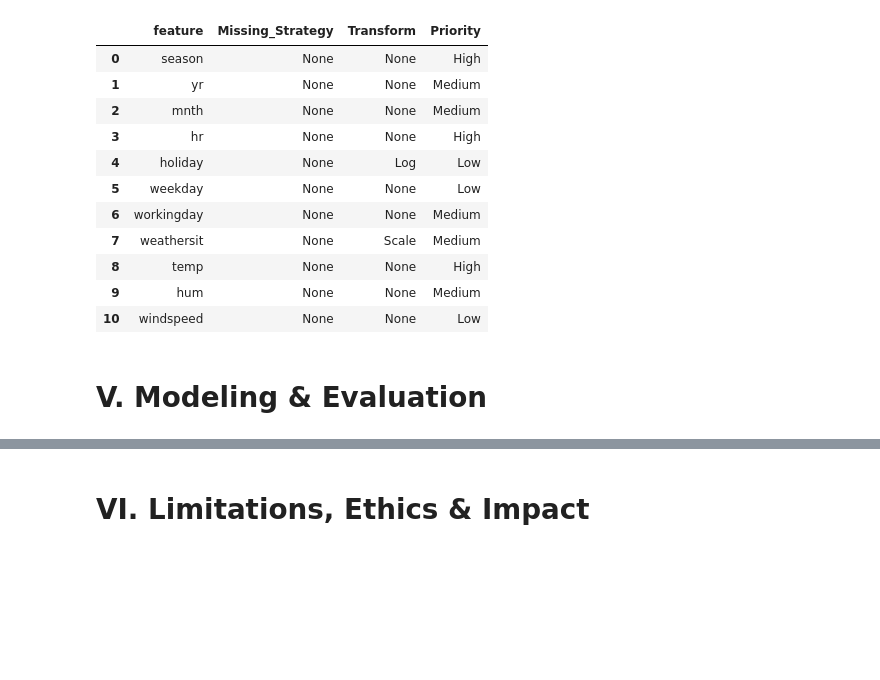
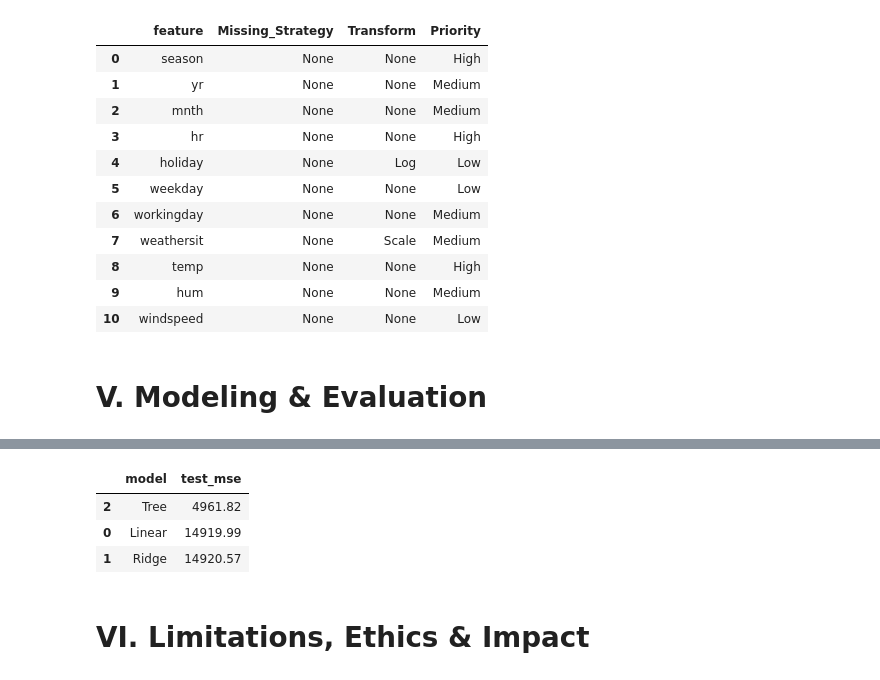
Before and after one commit to clarissecasicarino/hourly-bike-predictor, a Jupyter notebook: notebooks/regression_capstone.ipynb, the cells around one changed output, grey strips where cells are left out. Cells and saved outputs as stored; diff of their text form; code cells hidden in the pictures; blank space fills up the shorter version.

```diff
--- a/notebooks/regression_capstone.ipynb
+++ b/notebooks/regression_capstone.ipynb
@@ -1079 +1114,10 @@ fs.to_csv("../data/docs/feature_summary.csv", index=False)
+# %%
+# Final features after cleaning and feature engineering
+final_features_fe = [
+    "season", "yr", "holiday", "weekday", "workingday", "weathersit",
+    "temp", "hum", "windspeed", "hr_sin", "hr_cos", "mnth_sin", "mnth_cos"
+]
+
+X_train_fe = X_train_fe[final_features_fe].copy()
+X_test_fe = X_test_fe[final_features_fe].copy()
 # %%
@@ -1100,2 +1165,24 @@ models = {
+# %%
+# Split into X and y
+X_train = X_train_fe[final_features_fe].copy()
+X_test = X_test_fe[final_features_fe].copy()
+y_train = y_train_clean.copy()
+y_test = y_test.copy()
+
+# Fit, predict, evaluate
+results = []
+for name, pipeline in models.items():
+    pipeline.fit(X_train, y_train)
+    y_pred = pipeline.predict(X_test)
+    mse = mean_squared_error(y_test, y_pred)
+    results.append({"model": name, "test_mse": mse})
+
+results_df = pd.DataFrame(results).sort_values("test_mse")
+display(results_df.style.format({"test_mse": "{:.2f}"}))
+# %% [output]
+|  | model | test_mse |
+| 2 | Tree | 4961.82 |
+| 0 | Linear | 14919.99 |
+| 1 | Ridge | 14920.57 |
 # %% [markdown]
 # VI. Limitations, Ethics & Impact
```
Also changed, not shown: parts of 3 cells of this notebook, 2 other files.
